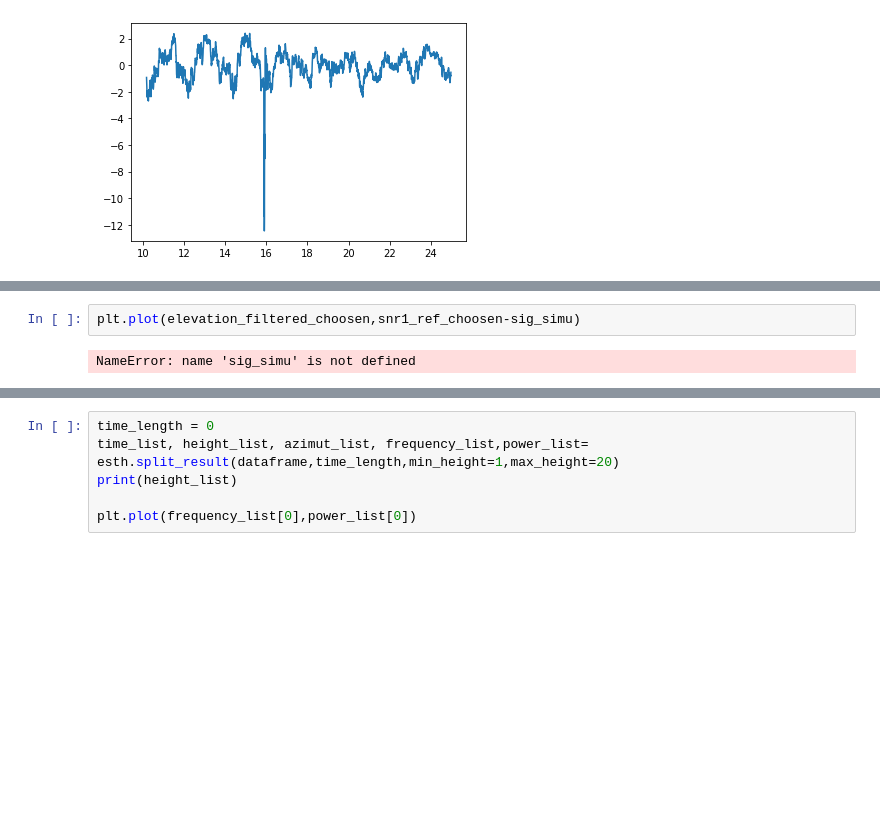
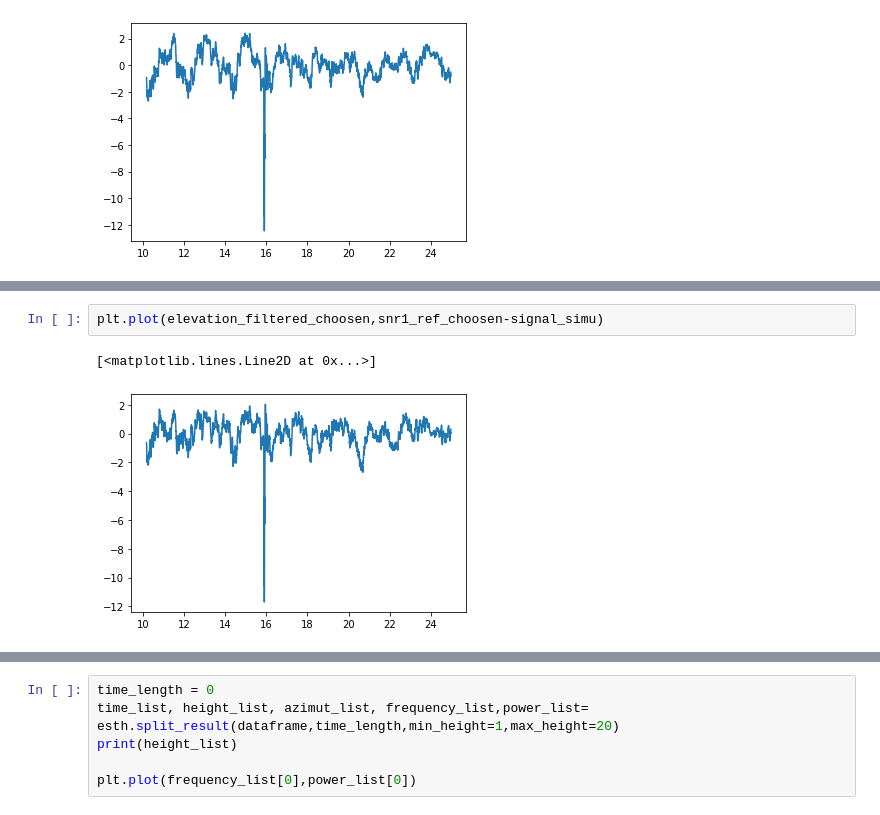
Before and after one commit to ziqing97/gnss_ir_analyze, a Jupyter notebook: src/test_one_satellite_leastsquare.ipynb, the cells around one changed output, grey strips where cells are left out. Drawn from its saved outputs; the diff is of its cells as text; blank space fills up the shorter version.

```diff
--- a/src/test_one_satellite_leastsquare.ipynb
+++ b/src/test_one_satellite_leastsquare.ipynb
@@ -154,6 +159,7 @@ array([[-0.57039857, -0.82136805],
 # %%
-plt.plot(elevation_filtered_choosen,snr1_ref_choosen-sig_simu)
+plt.plot(elevation_filtered_choosen,snr1_ref_choosen-signal_simu)
 # %% [output]
-NameError: name 'sig_simu' is not defined
+[<matplotlib.lines.Line2D at 0x...>]
+[figure, added]
 # %%
 x_data = (np.sin(elevation_filtered_choosen*np.pi/180) * 4 * np.pi / WAVELENTH_S1).ravel()
```
Also changed, not shown: parts of 3 cells of this notebook.
